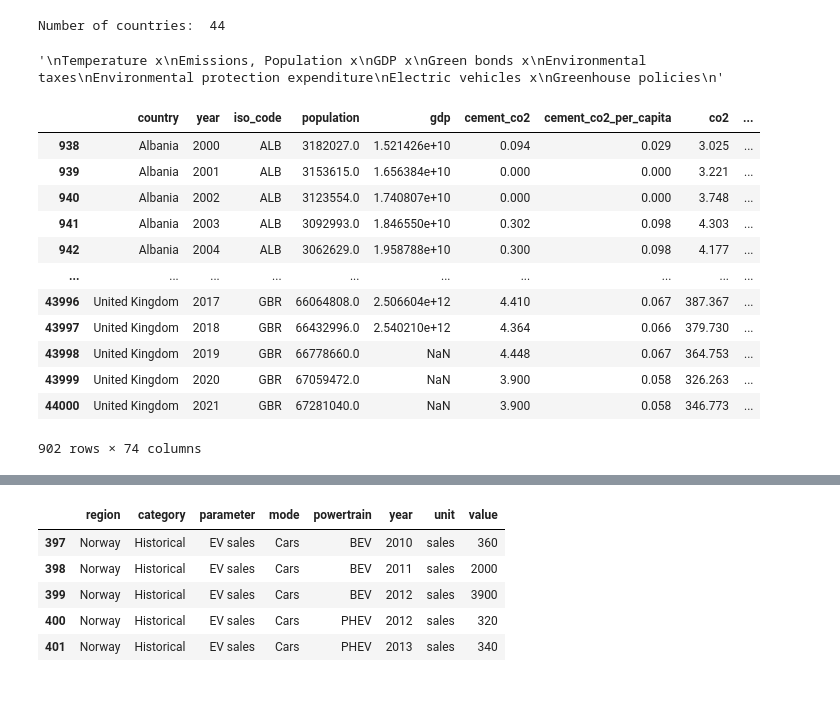
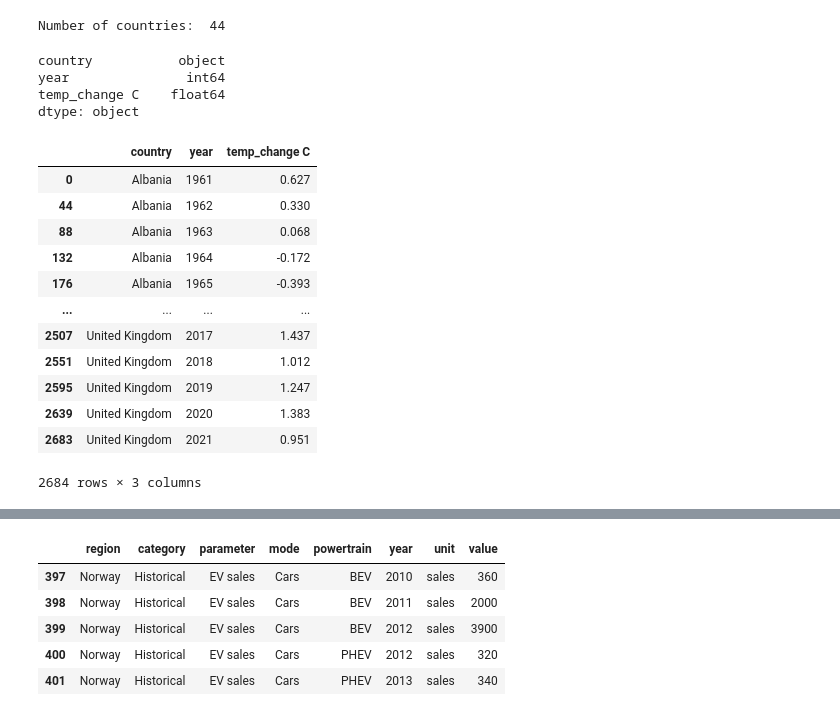
Before and after one commit to TrulsST/VisualAnalytics, a Jupyter notebook: Data_processing.ipynb, the cells around one changed output, grey strips where cells are left out. Cells and saved outputs as stored; diff of their text form; code cells hidden in the pictures.

Commit message:
main kjørrr med alt

```diff
--- a/Data_processing.ipynb
+++ b/Data_processing.ipynb
@@ -217,42 +217,57 @@ Environmental protection expenditure
 Electric vehicles x
 Greenhouse policies
 """
+# Main dataframe
+df_main = None
-# %% [output]
-'\nTemperature x\nEmissions, Population x\nGDP x\nGreen bonds x\nEnvironmental taxes\nEnvironmental protection expenditure\nElectric vehicles x\nGreenhouse policies\n'
 # %%
 df_temp_change = pd.read_csv("data/Annual_Surface_Temperature_Change.csv")
-df_temp_change.head(2)
 df_temp_change['Country'] = df_temp_change['Country'].str.split(",").str[0]
 df_temp_change_euro = df_temp_change[df_temp_change['ISO2'].isin(eu_codes)]
 
 df_temp_done = df_temp_change_euro.drop(['Unit', 'CTS_Code', 'Indicator', 'Source', 'CTS_Name', 'ObjectId', 'ISO2', 'ISO3', 'CTS_Full_Descriptor'], axis = 1, inplace=False)
 df_temp_done.columns = [str(x).split("F")[-1] for x in df_temp_done.columns]
-#df_temp_done = df_temp_done.set_index("Country")
-df_temp_done = pd.melt(df_temp_done, id_vars=["Country"], var_name = ['year'])
-df_temp_done.sort_values(by=["Country", 'year'], inplace=True)
+df_temp_done.columns= df_temp_done.columns.str.lower()
+df_temp_done = pd.melt(df_temp_done, id_vars=["country"], var_name = ['year'], value_name = 'temp_change C')
+df_temp_done["year"] = pd.to_numeric(df_temp_done["year"])
+
+df_temp_done.sort_values(by=["country", 'year'], inplace=True)
+df_main = df_temp_done
 df_temp_done.to_excel("data/temp_change_clean.xlsx", columns=df_temp_done.columns, index=False)
-#d = pd.read_excel("data/temp_change_clean.xlsx")
+# %%
+df_main.dtypes
+# %% [output]
+country           object
+year               int64
+temp_change C    float64
+dtype: object
 # %%
 df_co2 = pd.read_csv("data/owid-co2-data.csv")
 df_co2 = df_co2[df_co2['iso_code'].isin(set(df_temp_change_euro['ISO3']))]
-df_co2 = df_co2[df_co2['year'].isin(list(range(2000, 2022)))]
-
+df_co2.columns = df_co2.columns.str.lower()
 #d = df_co2.groupby(by=['iso_code'])
-df_co2
+df_co2["year"] = pd.to_numeric(df_co2["year"])
+df_co2_pop = df_co2[['country', 'year', 'population']]
+df_co2_pop.to_excel("data/population.xlsx", index=False)
-# %% [output]
-|  | country | year | iso_code | population | gdp | cement_co2 | cement_co2_per_capita | co2 | ... |
-| 938 | Albania | 2000 | ALB | 3182027.0 | 1.521426e+10 | 0.094 | 0.029 | 3.025 | ... |
-| 939 | Albania | 2001 | ALB | 3153615.0 | 1.656384e+10 | 0.000 | 0.000 | 3.221 | ... |
-| 940 | Albania | 2002 | ALB | 3123554.0 | 1.740807e+10 | 0.000 | 0.000 | 3.748 | ... |
-| 941 | Albania | 2003 | ALB | 3092993.0 | 1.846550e+10 | 0.302 | 0.098 | 4.303 | ... |
-| 942 | Albania | 2004 | ALB | 3062629.0 | 1.958788e+10 | 0.300 | 0.098 | 4.177 | ... |
-| ... | ... | ... | ... | ... | ... | ... | ... | ... | ... |
-| 43996 | United Kingdom | 2017 | GBR | 66064808.0 | 2.506604e+12 | 4.410 | 0.067 | 387.367 | ... |
-| 43997 | United Kingdom | 2018 | GBR | 66432996.0 | 2.540210e+12 | 4.364 | 0.066 | 379.730 | ... |
-| 43998 | United Kingdom | 2019 | GBR | 66778660.0 | NaN | 4.448 | 0.067 | 364.753 | ... |
-| 43999 | United Kingdom | 2020 | GBR | 67059472.0 | NaN | 3.900 | 0.058 | 326.263 | ... |
-| 44000 | United Kingdom | 2021 | GBR | 67281040.0 | NaN | 3.900 | 0.058 | 346.773 | ... |
-902 rows × 74 columns
+# %%
+# Merge instead of join, because join uses index, while merge could specify
+# multiple columns
+
+df_main.merge(df_co2_pop, left_on=['country','year'], right_on = ['country', 'year'])
+df_main
+# %% [output]
+|  | country | year | temp_change C |
+| 0 | Albania | 1961 | 0.627 |
+| 44 | Albania | 1962 | 0.330 |
+| 88 | Albania | 1963 | 0.068 |
+| 132 | Albania | 1964 | -0.172 |
+| 176 | Albania | 1965 | -0.393 |
+| ... | ... | ... | ... |
+| 2507 | United Kingdom | 2017 | 1.437 |
+| 2551 | United Kingdom | 2018 | 1.012 |
+| 2595 | United Kingdom | 2019 | 1.247 |
+| 2639 | United Kingdom | 2020 | 1.383 |
+| 2683 | United Kingdom | 2021 | 0.951 |
+2684 rows × 3 columns
 # %%
 df_gdp = pd.read_csv("data/GDP.csv",delimiter=";")
 #Drop last column, as it is no values
```
Also changed, not shown: 3 other files.
